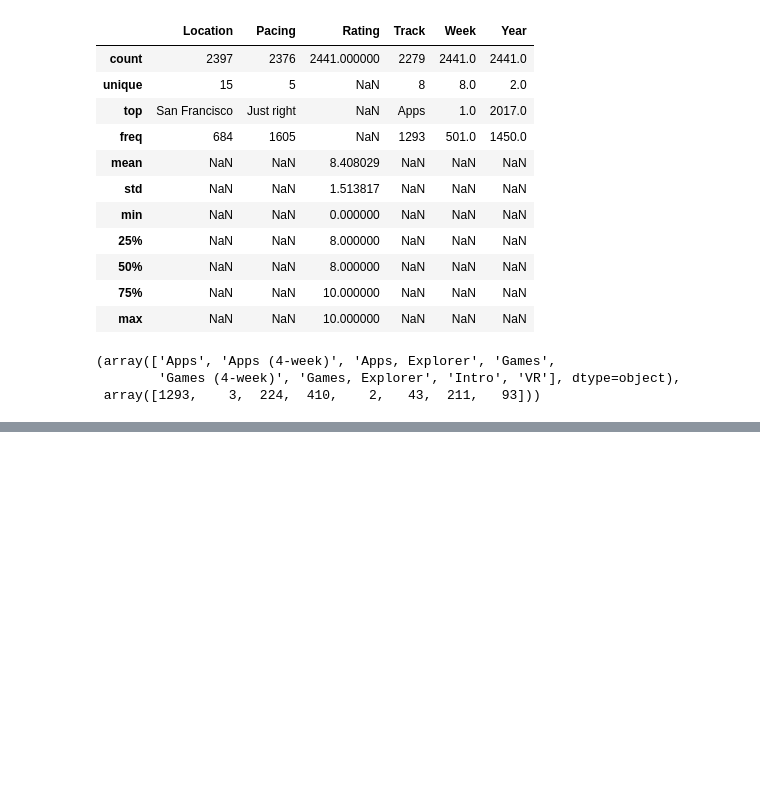
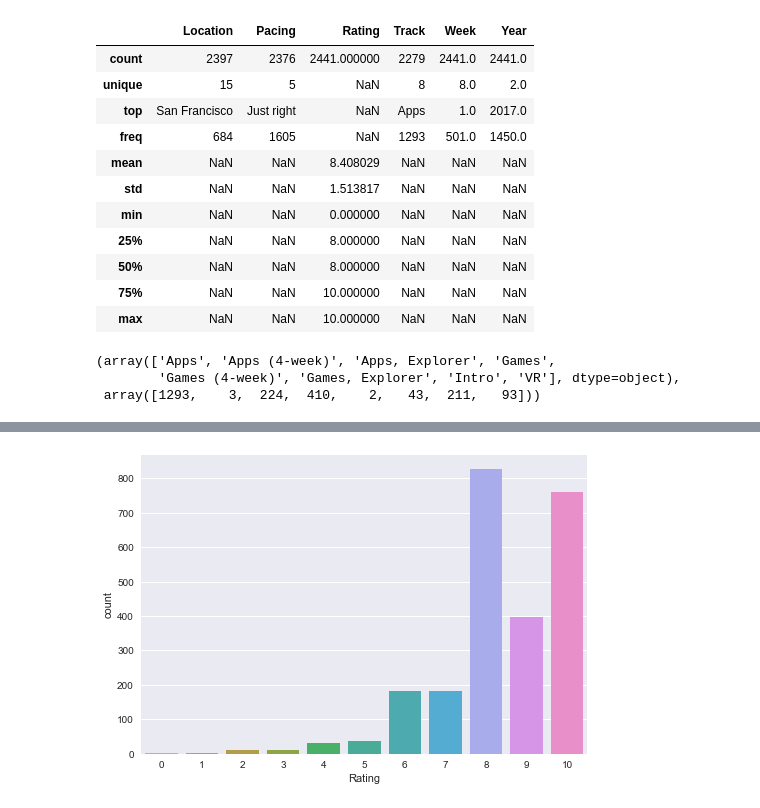
Before and after one commit to MakeFang/DSMakeNPS, a Jupyter notebook: DSNPS.ipynb, the cells around one changed output, grey strips where cells are left out. Drawn from its saved outputs; the diff is of its cells as text; code cells hidden in the pictures; blank space fills up the shorter version.

```diff
--- a/DSNPS.ipynb
+++ b/DSNPS.ipynb
@@ -265,0 +292,5 @@ np.unique(df1617['Track'].dropna(), return_counts=True)
+# %%
+sns.countplot(x = "Rating", data = df1617)
+show()
+# %% [output]
+[figure, added]
```
Also changed, not shown: parts of 29 cells of this notebook.
